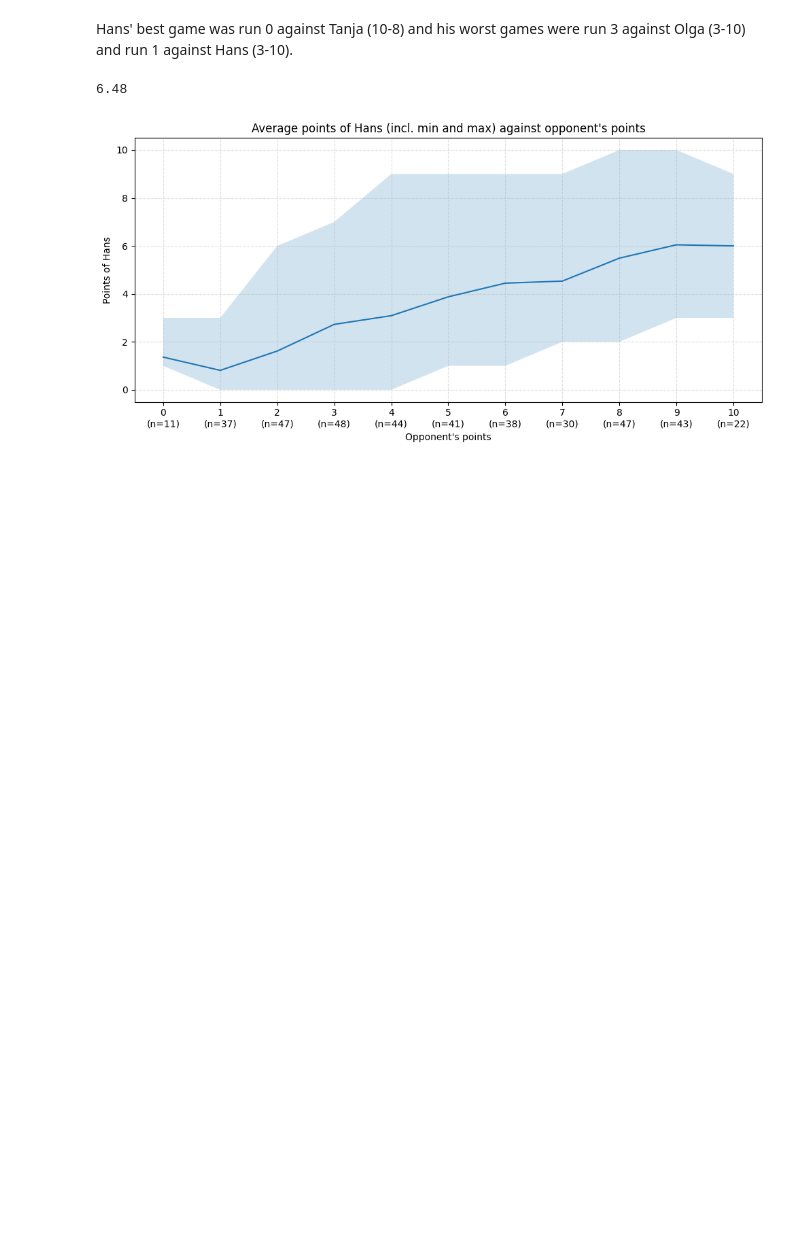
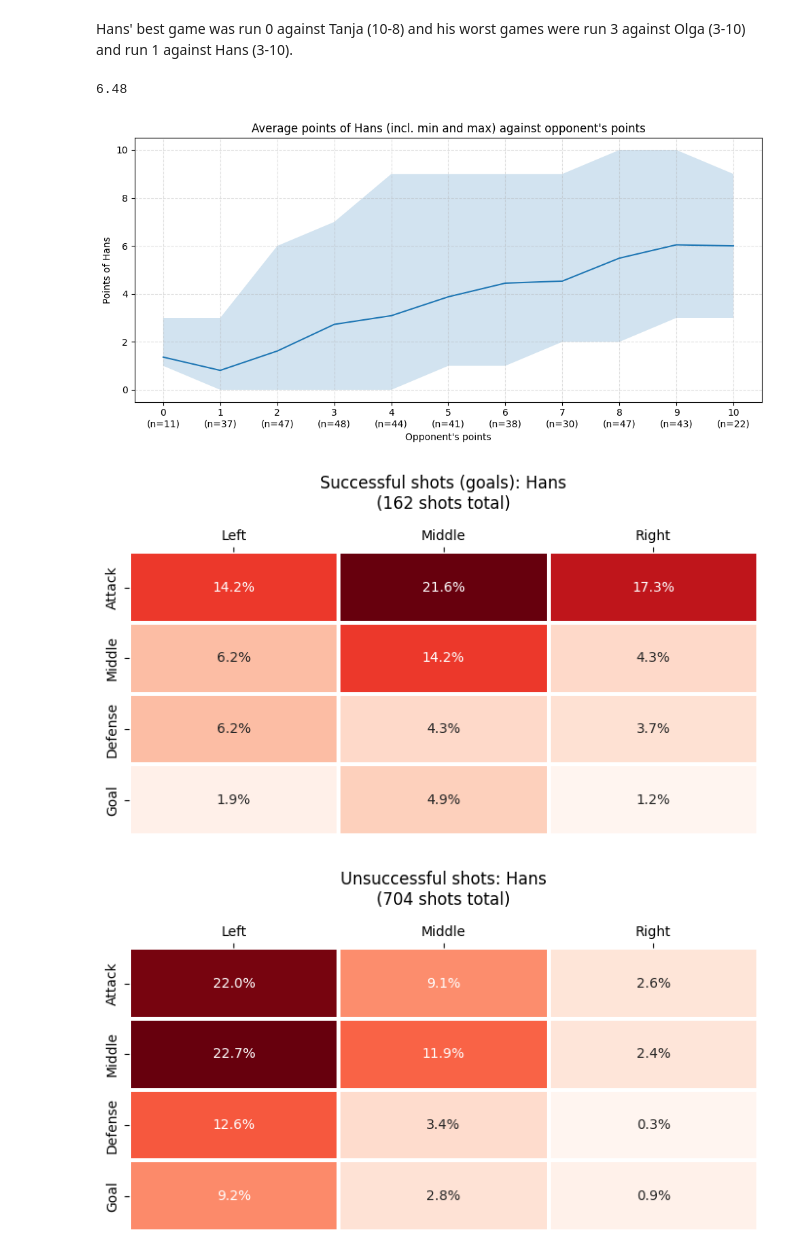
Before and after one commit to Rutvik-rn/Kicker-Strategy, a Jupyter notebook: notebook.ipynb, the cells around one changed output. Cells and saved outputs as stored; diff of their text form; code cells hidden in the pictures; blank space fills up the shorter version.

```diff
--- a/notebook.ipynb
+++ b/notebook.ipynb
@@ -679,6 +735,7 @@ print(get_average_points(results_data_tanja, 'Tanja'))
 timestamped_data_hans = timestamped_player_data('Hans')
 results_data_hans = results_player_data('Hans')
 round_data_hans = round_player_data('Hans')
+shot_events_hans = shot_events_player_data('Hans')
 # %%
 results_data_hans
 # %% [output]
@@ -709,3 +766,9 @@ print(get_average_points(results_data_hans, 'Hans'))
 plot_player_performance(round_data_hans, 'Hans')
 # %% [output]
 [figure]
+# %%
+plot_shot_heatmap(shot_events_hans, 'Hans')
+plot_shot_heatmap(shot_events_diana, 'Hans', successful=False)
+# %% [output]
+[figure, added]
+[figure, added]
```
Also changed, not shown: parts of 9 cells of this notebook.
